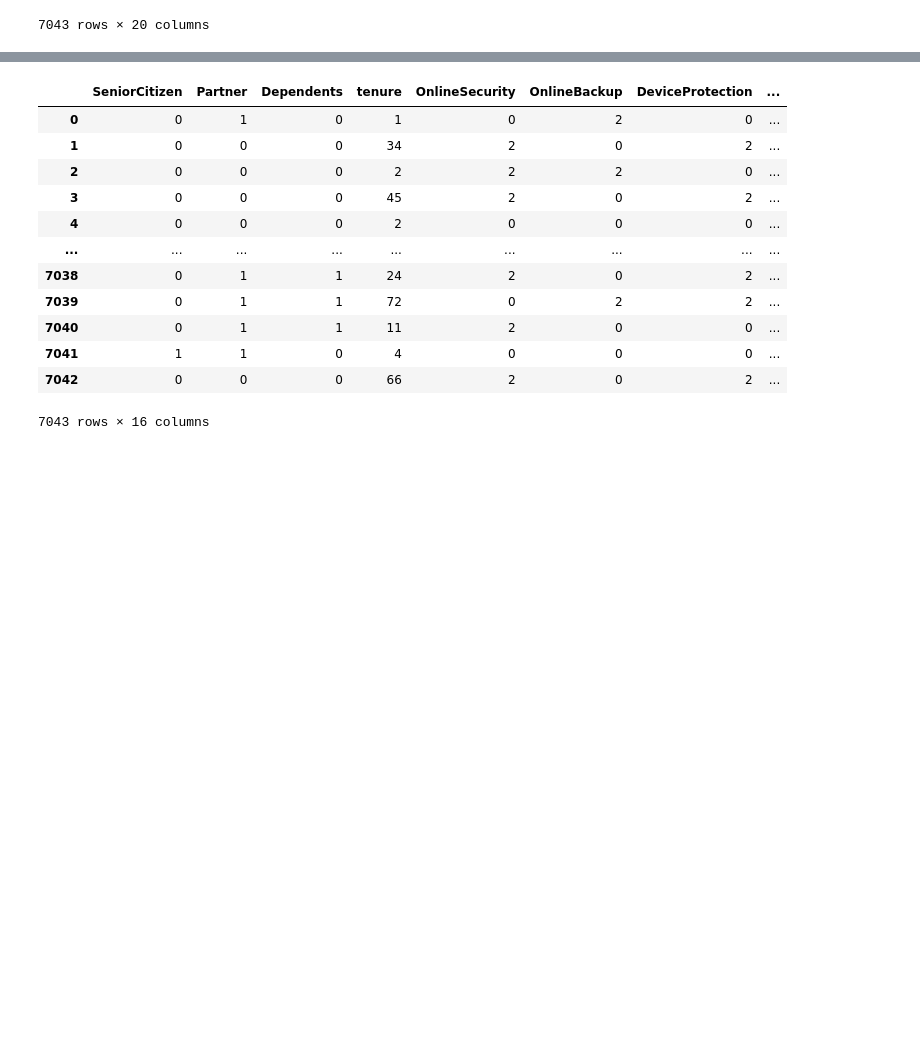
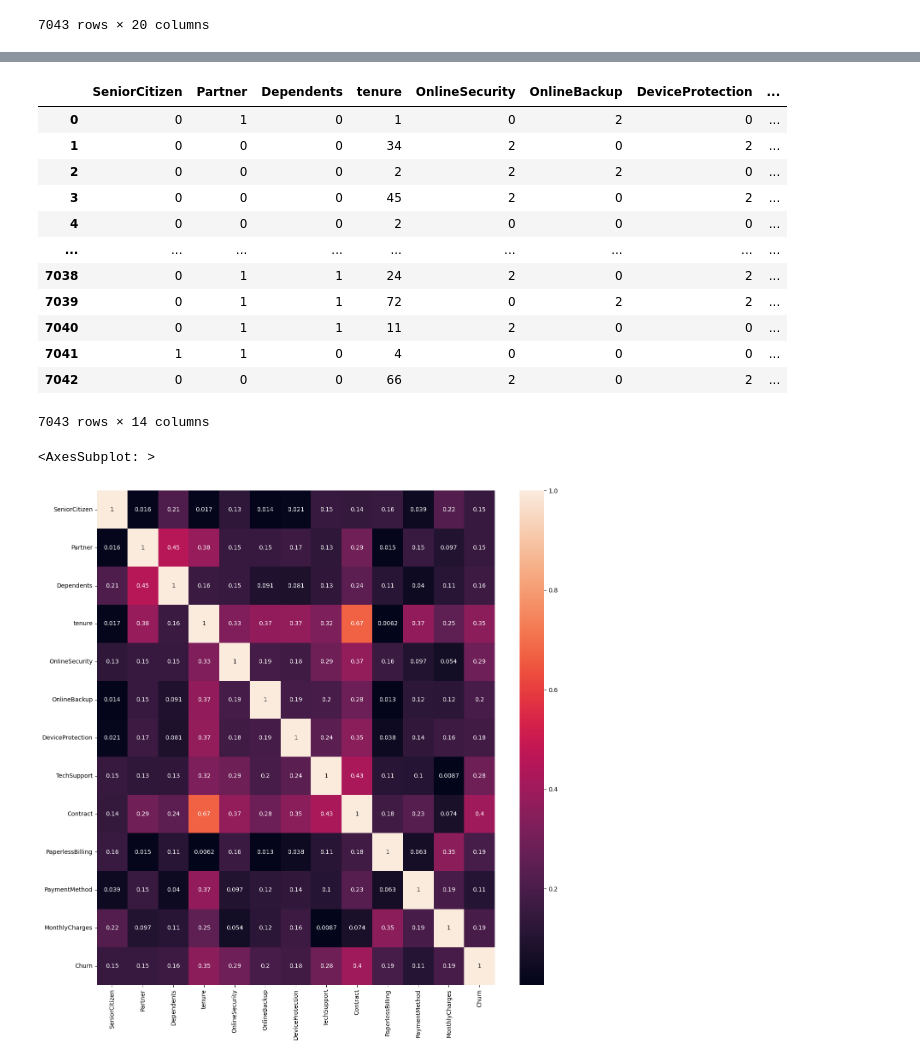
Before and after one commit to Shankar0x/CSE305_EnsembleChurnProject, a Jupyter notebook: main.ipynb, the cells around one changed output, grey strips where cells are left out. Saved outputs shown, nothing was run; the diff lists cells and outputs as text; code cells hidden in the pictures; blank space fills up the shorter version.

Commit message:
Used ordinal encoding where applicable, plotted correlation coefficients (by heatmap) and dropped highly correlated features

```diff
--- a/main.ipynb
+++ b/main.ipynb
@@ -98,20 +101,3 @@ df
 | 7041 | 1 | 1 | 1 | 0 | 4 | 1 | 2 | 1 | ... |
 | 7042 | 1 | 0 | 0 | 0 | 66 | 1 | 0 | 1 | ... |
 7043 rows × 20 columns
-# %%
-# Use ordinal encoding for the contract
-one_hot_encoder = OneHotEncoder()
-contract = one_hot_encoder.fit_transform(df[['Contract']]).toarray()
-contract = pd.DataFrame(contract)
-
-df = pd.concat([df, contract], axis=1)
-df.drop(['Contract'], inplace=True, axis=1)
-
-print(df)
-# Change the headers 0, 1, 2 to Contract_0, Contract_1, Contract_2
-df['Contract_0'] = df[0]
-df['Contract_1'] = df[1]
-df['Contract_2'] = df[2]
-
-df.drop([0, 1, 2], axis=1,inplace=True)
-df
@@ -148,0 +104,8 @@ df
+# %%
+# Use ordinal encoding for the contract
+ordinal_encoder = OrdinalEncoder()
+df['Contract'] = ordinal_encoder.fit_transform(df[['Contract']])
+df['Contract'] = df['Contract'].astype(np.int32)
+
+df
+df
@@ -205,4 +185,13 @@ df
 | 7040 | 0 | 1 | 1 | 11 | 2 | 0 | 0 | ... |
 | 7041 | 1 | 1 | 0 | 4 | 0 | 0 | 0 | ... |
 | 7042 | 0 | 0 | 0 | 66 | 2 | 0 | 2 | ... |
-7043 rows × 16 columns
+7043 rows × 14 columns
+# %%
+
+# Finding correlation between each independent variables to determine the unique variables.
+corr = abs(df.corr())
+plt.figure(figsize=(15,15))
+sb.heatmap(corr, annot=True)
+# %% [output]
+<AxesSubplot: >
+[figure, added]
```
Also changed, not shown: parts of 9 cells of this notebook.
